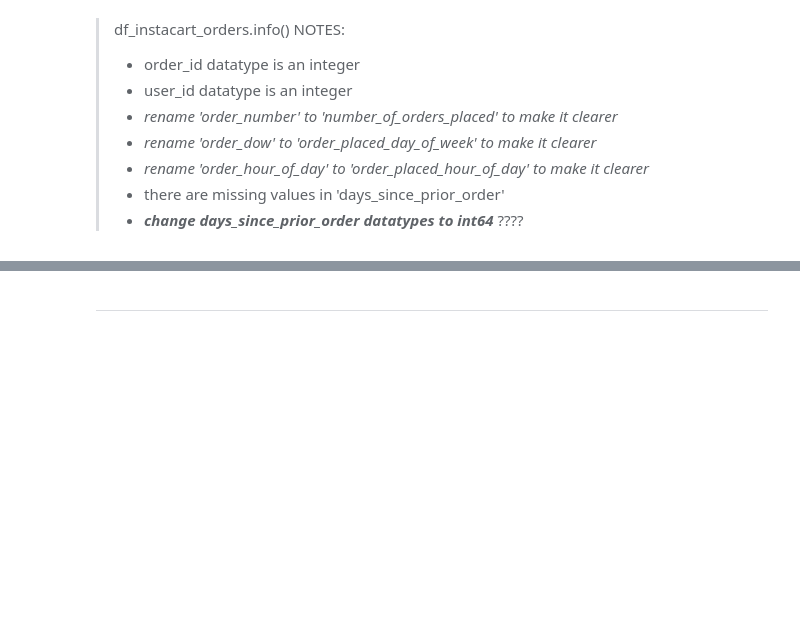
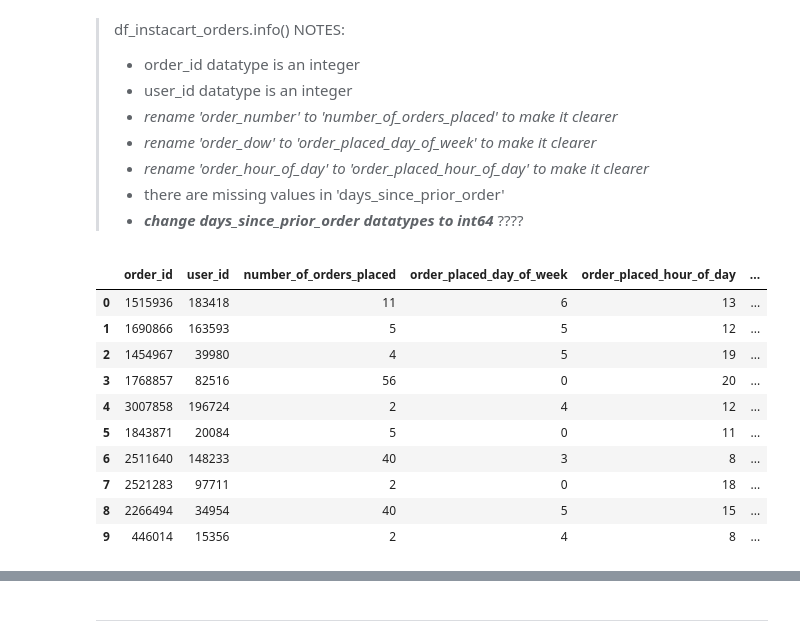
Before and after one commit to stxphz/Sprint7-Project, a Jupyter notebook: EDA.ipynb, the cells around one changed output, grey strips where cells are left out. Saved outputs shown, nothing was run; the diff lists cells and outputs as text; code cells hidden in the pictures; blank space fills up the shorter version.

Commit message:
EDA filled missing values and changed datatype for instacart_orders

```diff
--- a/EDA.ipynb
+++ b/EDA.ipynb
@@ -193,6 +197,30 @@ memory usage: 21.9 MB
 > - *rename 'order_hour_of_day' to 'order_placed_hour_of_day' to make it clearer*
 > - there are missing values in 'days_since_prior_order'
 > - **_change days_since_prior_order datatypes to int64_** ????
+# %%
+# renaming columns:
+import pandas as pd
+df_instacart_orders = pd.read_csv('instacart_orders.csv', sep=';')
+
+
+df_instacart_orders.rename(columns={'order_number': 'number_of_orders_placed',      # rename column 'order_number' to 'number_of_orders_placed'
+                                    'order_dow': 'order_placed_day_of_week',        # rename column 'order_dow' to 'order_placed_day_of_week'
+                                    'order_hour_of_day': 'order_placed_hour_of_day' # rename column 'order_hour_of_day' to 'order_placed_hour_of_day'
+                                    }, inplace=True)
+
+display(df_instacart_orders.head(10))
+# %% [output]
+|  | order_id | user_id | number_of_orders_placed | order_placed_day_of_week | order_placed_hour_of_day | ... |
+| 0 | 1515936 | 183418 | 11 | 6 | 13 | ... |
+| 1 | 1690866 | 163593 | 5 | 5 | 12 | ... |
+| 2 | 1454967 | 39980 | 4 | 5 | 19 | ... |
+| 3 | 1768857 | 82516 | 56 | 0 | 20 | ... |
+| 4 | 3007858 | 196724 | 2 | 4 | 12 | ... |
+| 5 | 1843871 | 20084 | 5 | 0 | 11 | ... |
+| 6 | 2511640 | 148233 | 40 | 3 | 8 | ... |
+| 7 | 2521283 | 97711 | 2 | 0 | 18 | ... |
+| 8 | 2266494 | 34954 | 40 | 5 | 15 | ... |
+| 9 | 446014 | 15356 | 2 | 4 | 8 | ... |
 # %%
 # validate there are missing values in instacart_order dataset
 
```
Also changed, not shown: parts of 20 cells of this notebook.
